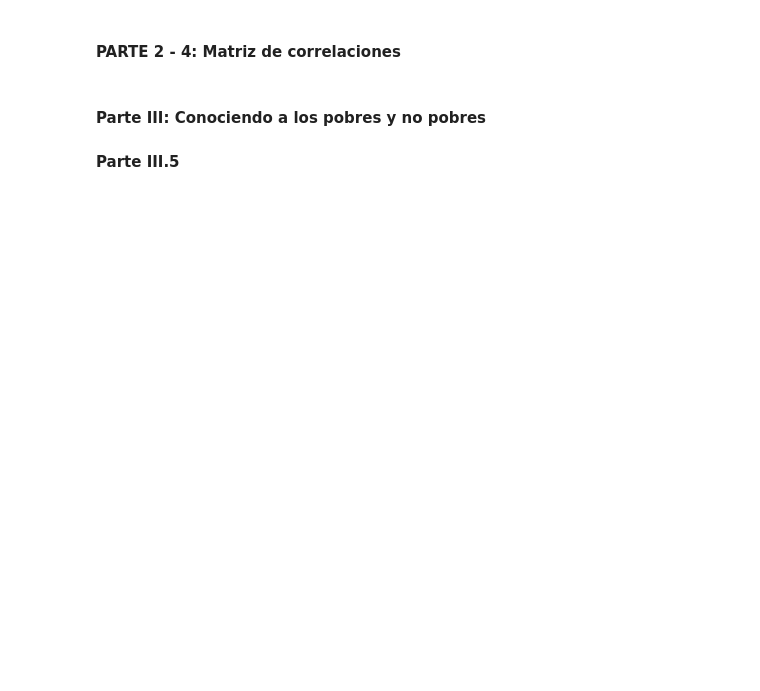
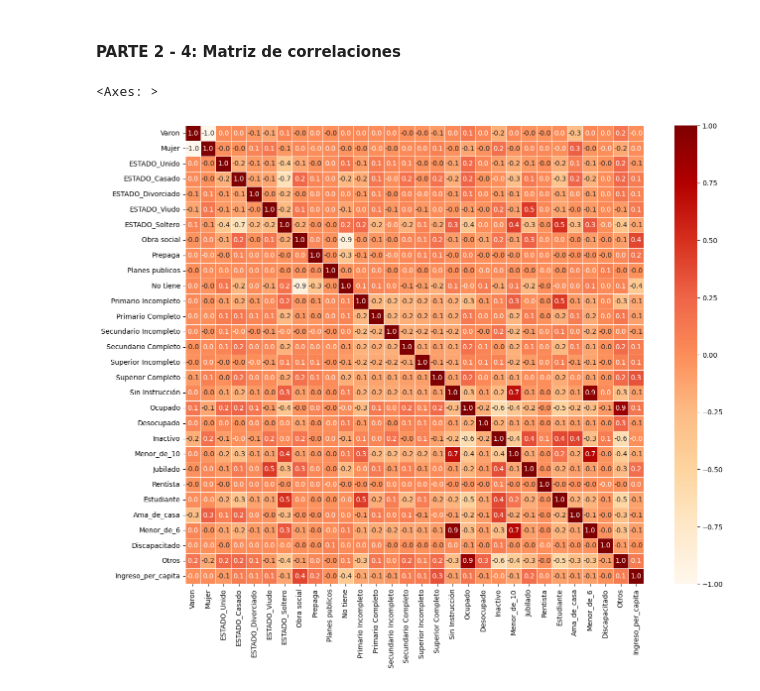
Before and after one commit to alvarezmartin2411-debug/Big-Data-UBA--Grupo-2, a Jupyter notebook: TP1/Program_TP1_Grupo2.ipynb, the cells around one changed output. Saved outputs shown, nothing was run; the diff lists cells and outputs as text; code cells hidden in the pictures; blank space fills up the shorter version.

```diff
--- a/TP1/Program_TP1_Grupo2.ipynb
+++ b/TP1/Program_TP1_Grupo2.ipynb
@@ -269,11 +261,11 @@ corr = pd.DataFrame()
 corr["Varon"] = eph_105_125['ch04'].apply(lambda x: 1 if x == 1 else 0)
 corr["Mujer"] = eph_105_125['ch04'].apply(lambda x: 1 if x == 2 else 0)
 
-corr["Unido"] = eph_105_125['ch07'].apply(lambda x: 1 if x == 1 else 0) # Unido
-corr["Casado"] = eph_105_125['ch07'].apply(lambda x: 1 if x == 2 else 0) # Casado
-corr["Divorciado"] = eph_105_125['ch07'].apply(lambda x: 1 if x == 3 else 0) # Divorciado
-corr["Viudo"] = eph_105_125['ch07'].apply(lambda x: 1 if x == 4 else 0) # Viudo
-corr["Soltero"] = eph_105_125['ch07'].apply(lambda x: 1 if x == 5 else 0) # Soltero
+corr["ESTADO_Unido"] = eph_105_125['ch07'].apply(lambda x: 1 if x == 1 else 0) # Unido
+corr["ESTADO_Casado"] = eph_105_125['ch07'].apply(lambda x: 1 if x == 2 else 0) # Casado
+corr["ESTADO_Divorciado"] = eph_105_125['ch07'].apply(lambda x: 1 if x == 3 else 0) # Divorciado
+corr["ESTADO_Viudo"] = eph_105_125['ch07'].apply(lambda x: 1 if x == 4 else 0) # Viudo
+corr["ESTADO_Soltero"] = eph_105_125['ch07'].apply(lambda x: 1 if x == 5 else 0) # Soltero
 
 # Agrupamos para la cobertura médica, para simplificar el análisis
 corr["Obra social"] = eph_105_125['ch08'].apply(lambda x: 1 if x in [1, 12, 13, 123] else 0) # Obra social
@@ -288,6 +280,19 @@ corr["Secundario Completo"] = eph_105_125['nivel_ed'].apply(lambda x: 1 if x in
 corr["Superior Incompleto"] = eph_105_125['nivel_ed'].apply(lambda x: 1 if x in [5] else 0) # Superior y universitario incompleto
 corr["Superior Completo"] = eph_105_125['nivel_ed'].apply(lambda x: 1 if x in [6] else 0) # Superior y universitario completo
 corr["Sin Instrucción"] = eph_105_125['nivel_ed'].apply(lambda x: 1 if x == 7 else 0) # Sin instrucción
+
+corr["Ocupado"] = eph_105_125['estado'].apply(lambda x: 1 if x == 1 else 0) # Ocupado
+corr["Desocupado"] = eph_105_125['estado'].apply(lambda x: 1 if x == 2 else 0) # Desocupado
+corr["Inactivo"] = eph_105_125['estado'].apply(lambda x: 1 if x == 3 else 0) # Inactivo
+corr["Menor_de_10"] = eph_105_125['estado'].apply(lambda x: 1 if x == 4 else 0) # Menor de 10 años
+
+corr["Jubilado"] = eph_105_125['cat_inac'].apply(lambda x: 1 if x == 1 else 0) # Jubilado/pensionado
+corr["Rentista"] = eph_105_125['cat_inac'].apply(lambda x: 1 if x == 2 else 0) # Rentista
+corr["Estudiante"] = eph_105_125['cat_inac'].apply(lambda x: 1 if x == 3 else 0) # Estudiante
+corr["Ama_de_casa"] = eph_105_125['cat_inac'].apply(lambda x: 1 if x == 4 else 0) # Ama de casa
+corr["Menor_de_6"] = eph_105_125['cat_inac'].apply(lambda x: 1 if x == 5 else 0) # Menor de 6 años
+corr["Discapacitado"] = eph_105_125['cat_inac'].apply(lambda x: 1 if x == 6 else 0) # Discapacitado
+corr["Otros"] = eph_105_125['cat_inac'].apply(lambda x: 1 if x in [7, 0] else 0) # Otros
+
+corr["Ingreso_per_capita"] = eph_105_125['ipcf'] # Ingreso per cápita
+corr["df"] = eph_105_125['df'].replace({"T105": 2005, "T125": 2025}) # Año
-# %% [markdown]
-#### Parte III: Conociendo a los pobres y no pobres
-#### Parte III.5
@@ -298,0 +299,9 @@ adulto_esquiv = pd.read_excel("C:\\Users\\user\\Documents\\GitHub\\Big-Data-UBA-
+# %%
+# Correlograma 2005
+corr_2005 = corr[corr['df'] == 2005]
+corr_2005 = corr_2005.drop(columns=['df'])  # Eliminamos la columna 'df' para el cálculo de correlación
+plt.figure(figsize=(16, 12))
+sns.heatmap(corr_2005.corr(), annot=True, fmt=".1f", cmap='OrRd', cbar=True, square=True, linewidths=.5)
+# %% [output]
+<Axes: >
+[figure, added]
```
Also changed, not shown: parts of 18 cells of this notebook.
